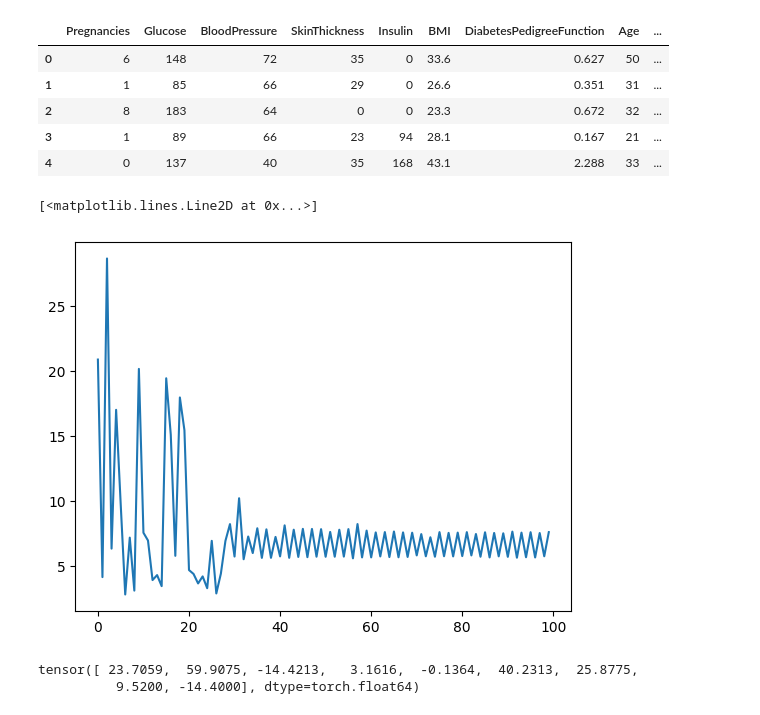
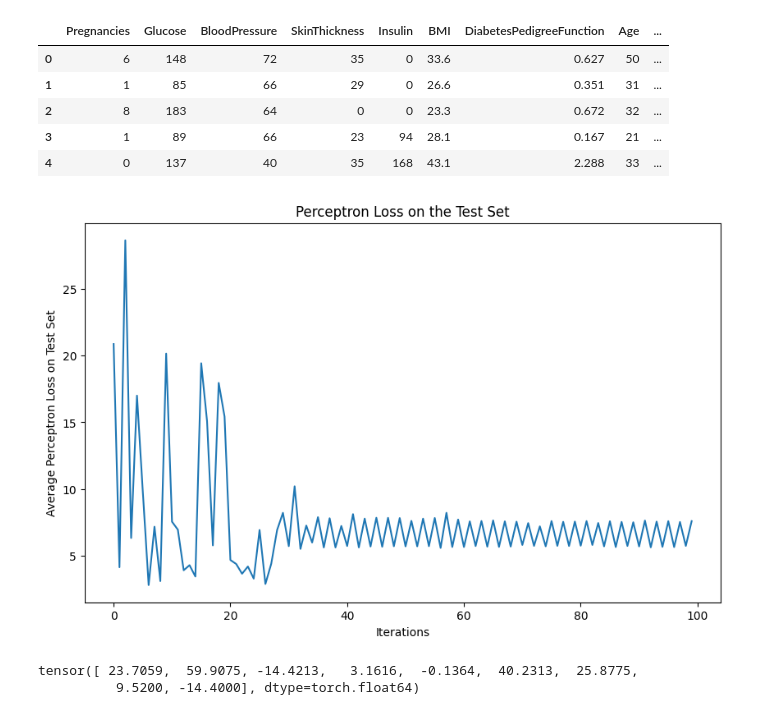
Before and after one commit to dasgauranga2/Deep-Learning-Fundamentals-Assignment-1, a Jupyter notebook: Assignment 1.ipynb, the cells around one changed output. Saved outputs shown, nothing was run; the diff lists cells and outputs as text; code cells hidden in the pictures.

```diff
--- a/Assignment 1.ipynb
+++ b/Assignment 1.ipynb
@@ -105,11 +105,17 @@ for j in range(n_iter):
     if j%5 == 0:
         # CACULATE THE PERCEPTRON LOSS ON THE TEST DATASET
         test_losses.append(loss_func(x_test,y_test,w))
-
-plt.plot(test_losses)
-# %% [output]
-[<matplotlib.lines.Line2D at 0x...>]
-[figure, removed]
+# %%
+plt.figure(figsize=(10, 6))
+
+plt.plot(test_losses)
+
+plt.xlabel('Iterations')
+plt.ylabel('Average Perceptron Loss on Test Set')
+plt.title('Perceptron Loss on the Test Set')
+plt.show()
+# %% [output]
+[figure, added]
 # %%
 # OUTPUT THE WEIGHT VECTOR
 w
```
Also changed, not shown: parts of 6 cells of this notebook.
